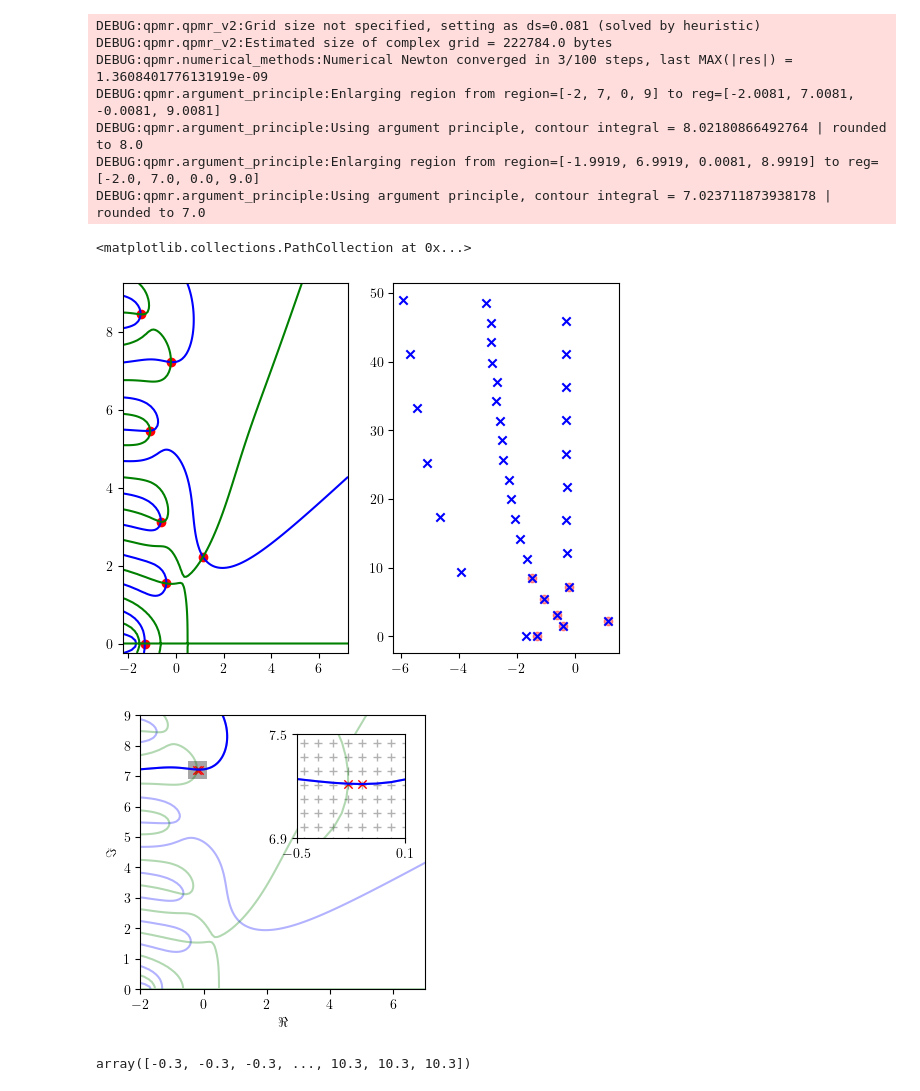
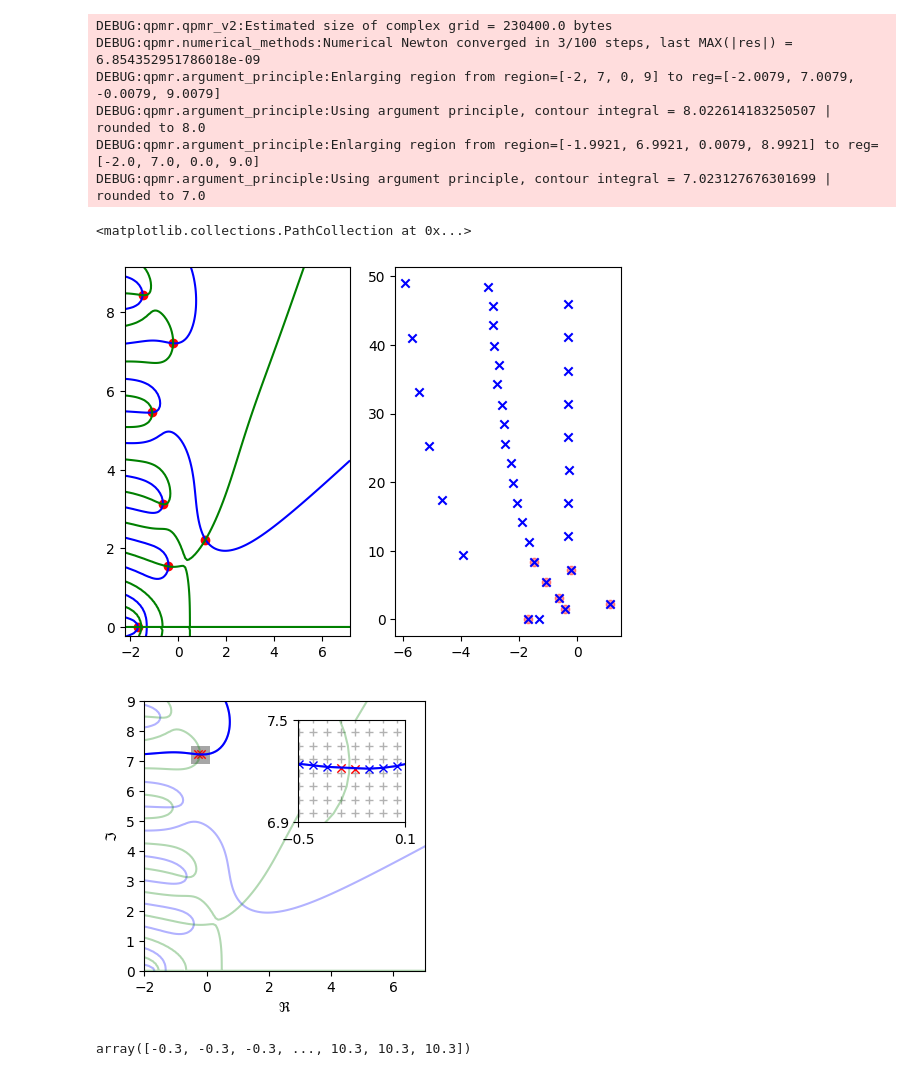
Before and after one commit to LockeErasmus/qpmr, a Jupyter notebook: examples/workshop.ipynb, the cells around one changed output. Cells and saved outputs as stored; diff of their text form; code cells hidden in the pictures.

```diff
--- a/examples/workshop.ipynb
+++ b/examples/workshop.ipynb
@@ -63,15 +63,14 @@ if __name__ == "__main__":
                             -3.0587 +48.4707j,
                             -5.9046 +48.9392j,])
 
-    roots, meta = qpmr(region, coefs, delays)
+    roots, meta = qpmr(region, coefs, delays, ds=0.079)
 # %% [output]
-DEBUG:qpmr.qpmr_v2:Grid size not specified, setting as ds=0.081 (solved by heuristic)
-DEBUG:qpmr.qpmr_v2:Estimated size of complex grid = 222784.0 bytes
-DEBUG:qpmr.numerical_methods:Numerical Newton converged in 3/100 steps, last MAX(|res|) = 1.3608401776131919e-09
-DEBUG:qpmr.argument_principle:Enlarging region from region=[-2, 7, 0, 9] to reg=[-2.0081, 7.0081, -0.0081, 9.0081]
-DEBUG:qpmr.argument_principle:Using argument principle, contour integral = 8.02180866492764 | rounded to 8.0
-DEBUG:qpmr.argument_principle:Enlarging region from region=[-1.9919, 6.9919, 0.0081, 8.9919] to reg=[-2.0, 7.0, 0.0, 9.0]
-DEBUG:qpmr.argument_principle:Using argument principle, contour integral = 7.023711873938178 | rounded to 7.0
+DEBUG:qpmr.qpmr_v2:Estimated size of complex grid = 230400.0 bytes
+DEBUG:qpmr.numerical_methods:Numerical Newton converged in 3/100 steps, last MAX(|res|) = 6.854352951786018e-09
+DEBUG:qpmr.argument_principle:Enlarging region from region=[-2, 7, 0, 9] to reg=[-2.0079, 7.0079, -0.0079, 9.0079]
+DEBUG:qpmr.argument_principle:Using argument principle, contour integral = 8.022614183250507 | rounded to 8.0
+DEBUG:qpmr.argument_principle:Enlarging region from region=[-1.9921, 6.9921, 0.0079, 8.9921] to reg=[-2.0, 7.0, 0.0, 9.0]
+DEBUG:qpmr.argument_principle:Using argument principle, contour integral = 7.023127676301699 | rounded to 7.0
 # %%
 complex_grid = meta.complex_grid
 value = meta.z_value
@@ -90,7 +89,7 @@ plt.scatter(np.real(roots), np.imag(roots), marker="o", color="r", alpha=0.4)
 plt.scatter(np.real(matlab_roots), np.imag(matlab_roots), marker="x", color="b")
 # %% [output]
 <matplotlib.collections.PathCollection at 0x...>
-[figure, old version]
+[figure, new version]
 # %%
 from matplotlib import rc
 rc('font', **{'family': 'serif', 'serif': ['Computer Modern']})
@@ -109,40 +108,38 @@ x, y = -0.5, 6.9
 dx, dy = 0.6, 0.6
 
 fig, ax = plt.subplots(1,1, figsize=(251/72, 251/72))
 
 ax.add_patch(Rectangle((x, y), dx, dy, facecolor="grey", alpha=0.7))
 
 ax.contour(np.real(complex_grid), np.imag(complex_grid), np.real(value), levels=[0], colors='blue', alpha=0.3)
 ax.contour(np.real(complex_grid), np.imag(complex_grid), np.imag(value), levels=[0], colors='green', alpha=0.3)
 ax.plot(contour[:,0], contour[:,1], color="blue")
 ax.scatter(contour[1:,0][s], contour[1:,1][s], marker="x", color="r",linewidths=1)
 ax.scatter(contour[:-1,0][s], contour[:-1,1][s], marker="x", color="r",linewidths=1)
 ax.set_xlabel(f'$\Re$')
 ax.set_ylabel(f'$\Im$')
 ax.set_xlim(region[0], region[1])
 ax.set_ylim(region[2], region[3])
 
 ins_ax = ax.inset_axes([0.55,0.55,0.38,0.38])
 grid_x = np.real(np.ravel(meta.complex_grid))
 grid_y = np.imag(np.ravel(meta.complex_grid))
 
 ins_ax.scatter(grid_x, grid_y, marker="+", color="k", alpha=0.3, linewidths=1)
 ins_ax.contour(np.real(complex_grid), np.imag(complex_grid), np.real(value), levels=[0], colors='blue', alpha=0.3)
 ins_ax.contour(np.real(complex_grid), np.imag(complex_grid), np.imag(value), levels=[0], colors='green', alpha=0.3)
-ins_ax.plot(contour[:,0], contour[:,1], color="blue")
-ins_ax.scatter(contour[1:,0][s], contour[1:,1][s], marker="x", color="r",linewidths=1)
-ins_ax.scatter(contour[:-1,0][s], contour[:-1,1][s], marker="x", color="r",linewidths=1)
+ins_ax.plot(contour[1:-1,0][~(s[:-1]|s[1:])], contour[1:-1,1][~(s[:-1]|s[1:])], "-x", color="blue")
+ins_ax.scatter(contour[1:,0][s], contour[1:,1][s], marker="x", color="r", linewidths=1)
+ins_ax.scatter(contour[:-1,0][s], contour[:-1,1][s], marker="x", color="r", linewidths=1)
 ins_ax.set_ylim(y, y+dy)
 ins_ax.set_xlim((x, x+dx))
 ins_ax.set_xticks([x, x+dx])
 ins_ax.set_yticks([y, y+dy])
 plt.tight_layout()
 
-#ax.set_rasterized(True)
-#ins_ax.set_rasterized(True)
-plt.savefig('contour.pdf', format='pdf')
+#plt.savefig('contour.pdf', format='pdf')
 # %% [output]
-[figure, old version]
+[figure, new version]
 # %%
 # %% [output]
 array([-0.3, -0.3, -0.3, ..., 10.3, 10.3, 10.3])
```
Also changed, not shown: parts of 1 cell of this notebook, 3 other files.
